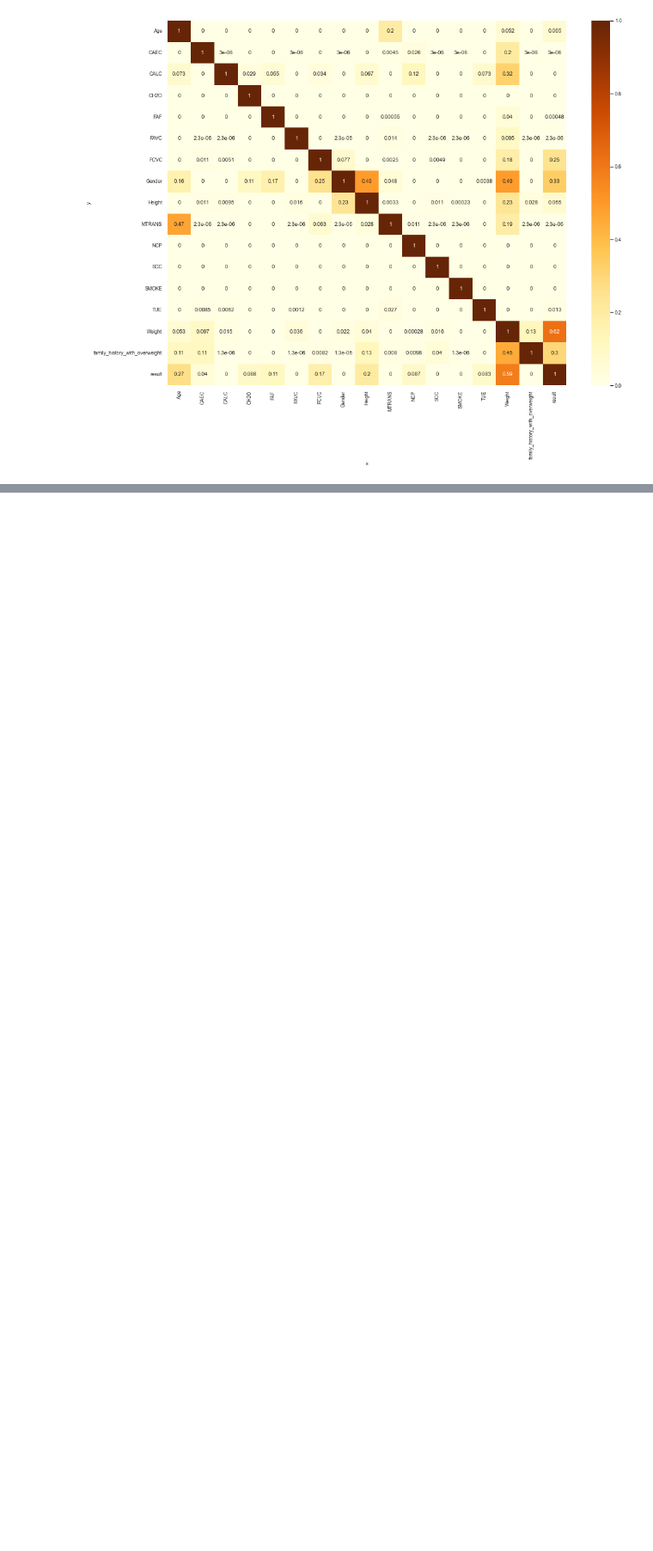
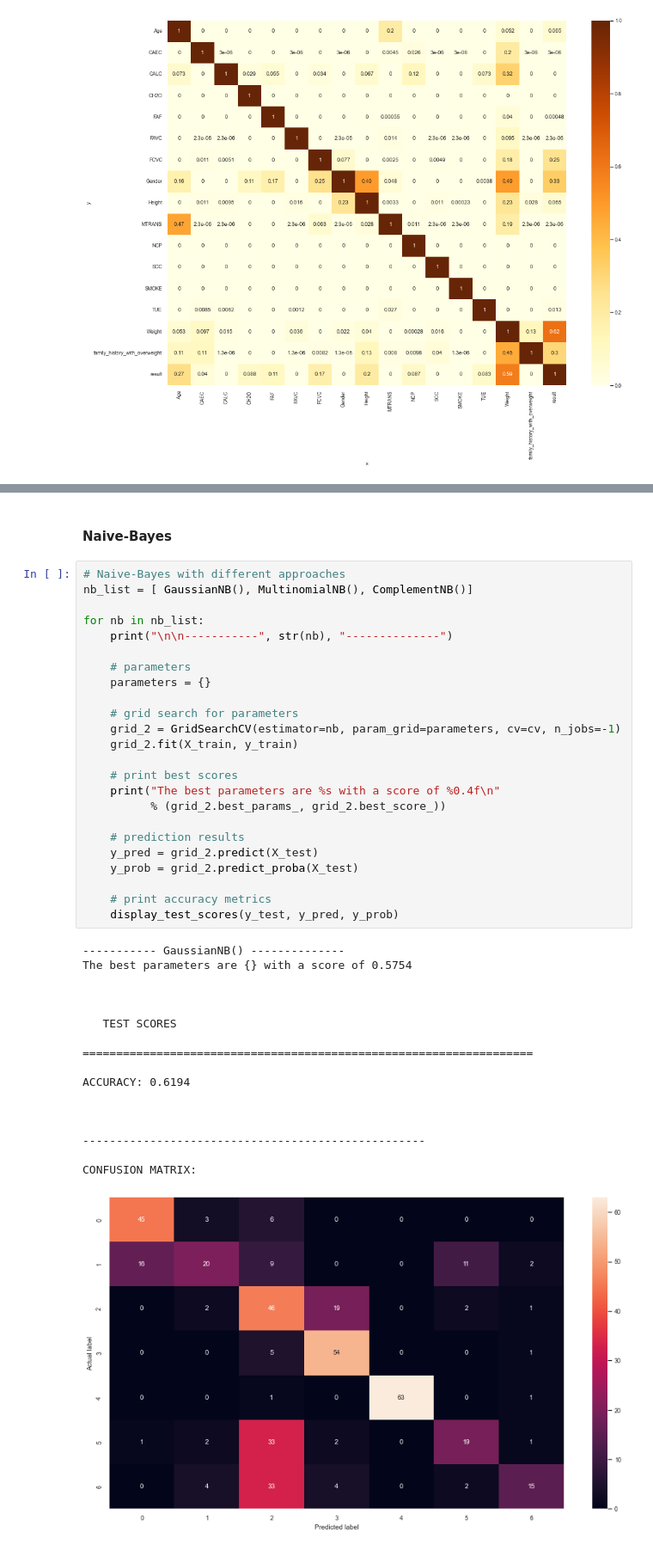
Before and after one commit to SanketAgwl/Obesity-Prediction-Data-Science, a Jupyter notebook: project.ipynb, the cells around one changed output, grey strips where cells are left out. Shown at 86% size. Drawn from its saved outputs; the diff is of its cells as text; blank space fills up the shorter version.

Commit message:
svm, dt, bayes added

```diff
--- a/project.ipynb
+++ b/project.ipynb
@@ -637,0 +711,44 @@ def display_test_scores(test, pred, prob, mapping):
+# %% [markdown]
+#### Naive-Bayes
+# %%
+# Naive-Bayes with different approaches
+nb_list = [ GaussianNB(), MultinomialNB(), ComplementNB()]
+
+for nb in nb_list:
+    print("\n\n-----------", str(nb), "--------------")
+
+    # parameters
+    parameters = {}
+
+    # grid search for parameters
+    grid_2 = GridSearchCV(estimator=nb, param_grid=parameters, cv=cv, n_jobs=-1)
+    grid_2.fit(X_train, y_train)
+
+    # print best scores
+    print("The best parameters are %s with a score of %0.4f\n"
+          % (grid_2.best_params_, grid_2.best_score_))
+
+    # prediction results
+    y_pred = grid_2.predict(X_test)
+    y_prob = grid_2.predict_proba(X_test)
+
+    # print accuracy metrics
+    display_test_scores(y_test, y_pred, y_prob)
+# %% [output]
+----------- GaussianNB() --------------
+The best parameters are {} with a score of 0.5754
+
+
+
+   TEST SCORES
+
+===================================================================
+
+ACCURACY: 0.6194
+
+
+
+---------------------------------------------------
+
+CONFUSION MATRIX:
+[figure, added]
```
Also changed, not shown: parts of 49 cells of this notebook.
